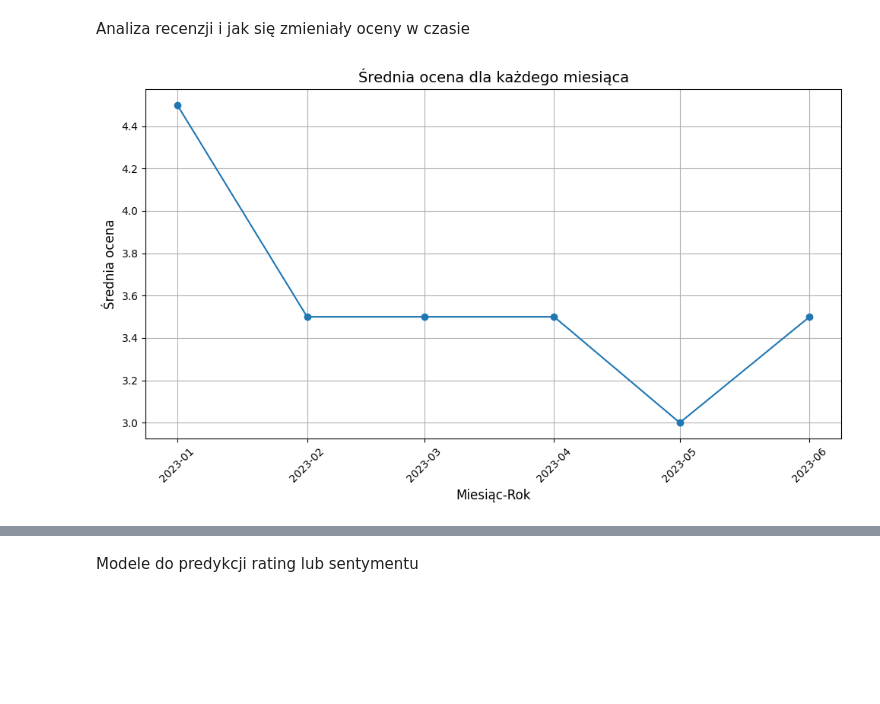
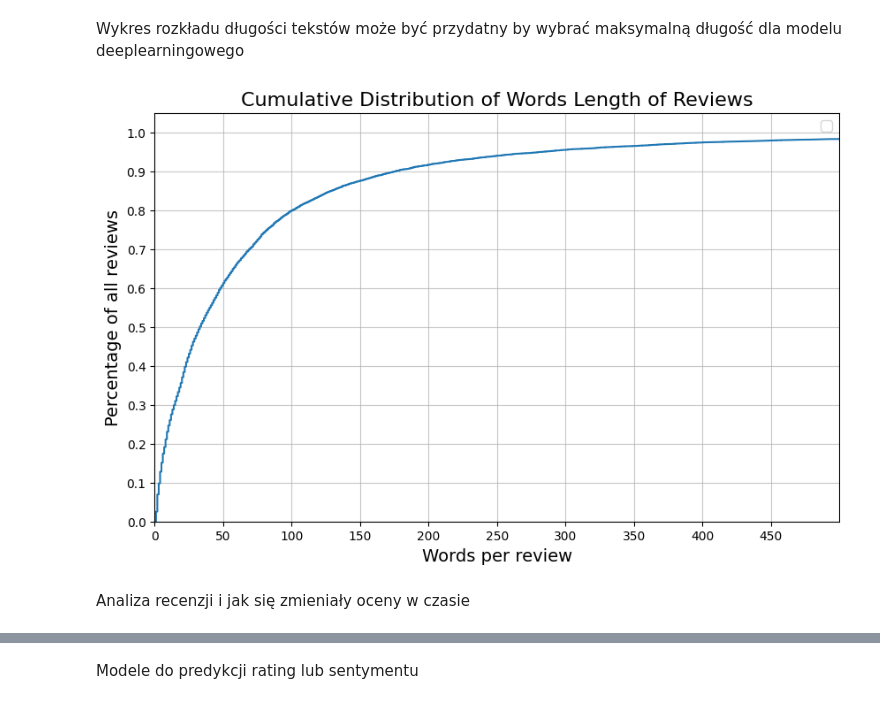
Before and after one commit to m24jeczen/Diploma-Project-Sentiment-analysis-based-on-products-reviews, a Jupyter notebook: Demo.ipynb, the cells around one changed output, grey strips where cells are left out. Cells and saved outputs as stored; diff of their text form; code cells hidden in the pictures; blank space fills up the shorter version.

```diff
--- a/Demo.ipynb
+++ b/Demo.ipynb
@@ -30,44 +29,11 @@ WARNING:tensorflow:From C:\Users\Michał\AppData\Local\Packages\PythonSoftwareFo
+# %% [markdown]
+Wykres rozkładu długości tekstów może być przydatny by wybrać maksymalną długość dla modelu deeplearningowego
+# %%
+from codes.deep_learning.rating_analysis import plot_number_of_words_percentages
+
+word_counts = data["text"].str.split().str.len()
+plot_number_of_words_percentages(word_counts , 500)
+# %% [output]
+[figure, added]
 # %% [markdown]
 Analiza recenzji i jak się zmieniały oceny w czasie
-# %%
-def plot_monthly_avg(df):
-
-    # Konwersja kolumny 'data' na typ datetime
-    data['date'] = pd.to_datetime(df['timestamp'])
-
-    # Dodanie kolumny z miesiącem i rokiem w formacie 'MM-YYYY'
-    data['date'] = data['date'].dt.to_period('M').astype(str)
-
-    # Grupowanie po 'miesiac-rok' i obliczanie średniej oceny
-    srednie_oceny = data.groupby('date')['label'].mean().reset_index()
-
-    # Sortowanie danych po miesiącach
-    srednie_oceny['miesiac-rok'] = pd.to_datetime(srednie_oceny['miesiac-rok'], format='%Y-%m')
-    srednie_oceny = srednie_oceny.sort_values('miesiac-rok')
-
-    # Tworzenie wykresu
-    plt.figure(figsize=(10, 6))
-    plt.plot(srednie_oceny['miesiac-rok'], srednie_oceny['ocena'], marker='o', linestyle='-')
-    plt.title('Średnia ocena dla każdego miesiąca', fontsize=14)
-    plt.xlabel('Miesiąc-Rok', fontsize=12)
-    plt.ylabel('Średnia ocena', fontsize=12)
-    plt.grid(True)
-    plt.xticks(rotation=45)
-    plt.tight_layout()
-
-    # Wyświetlenie wykresu
-    plt.show()
-
-# Przykładowe użycie
-# Tworzenie przykładowych danych
-data = pd.DataFrame({
-    'ocena': [4, 5, 3, 4, 5, 2, 3, 4, 5, 1, 4, 3],
-    'data': ['2023-01-01', '2023-01-15', '2023-02-01', '2023-02-15',
-             '2023-03-01', '2023-03-15', '2023-04-01', '2023-04-15',
-             '2023-05-01', '2023-05-15', '2023-06-01', '2023-06-15']
-})
-
-# Wywołanie funkcji
-plot_monthly_avg(data)
-# %% [output]
-[figure, removed]
```
Also changed, not shown: parts of 3 cells of this notebook, 1 other file.
